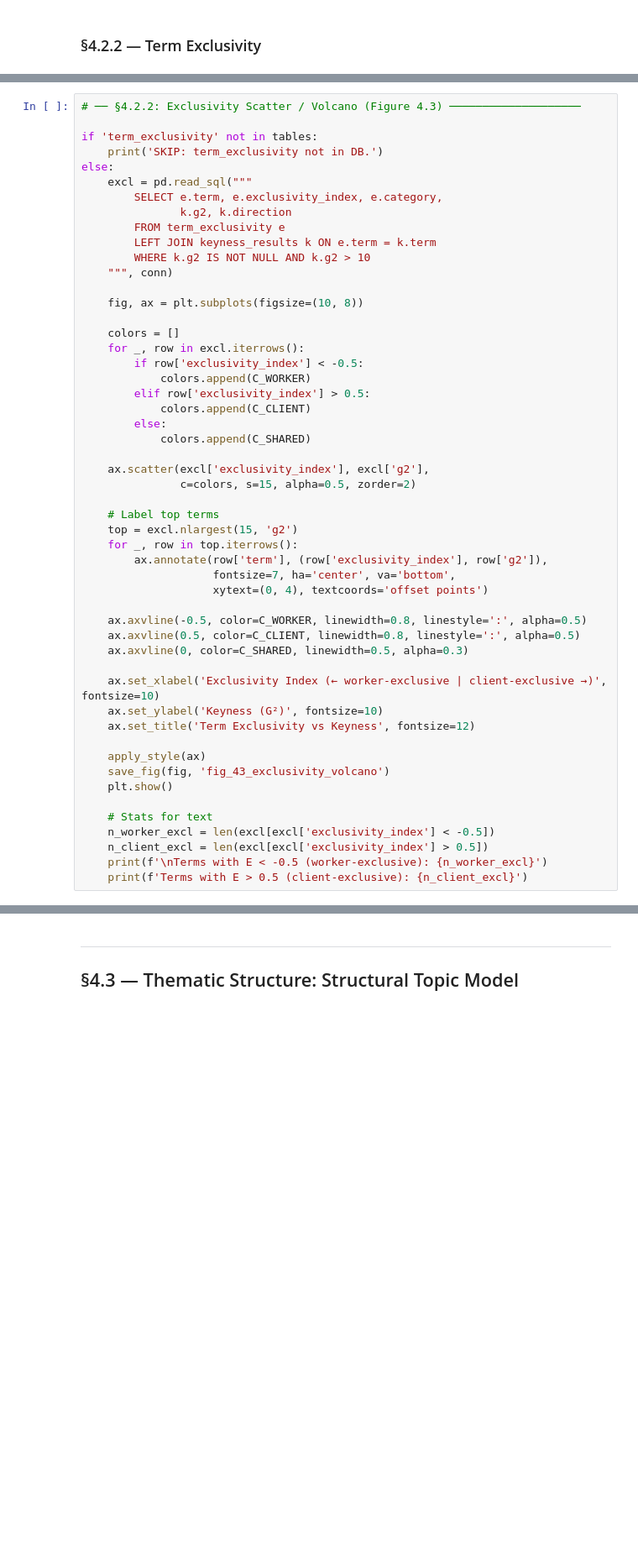
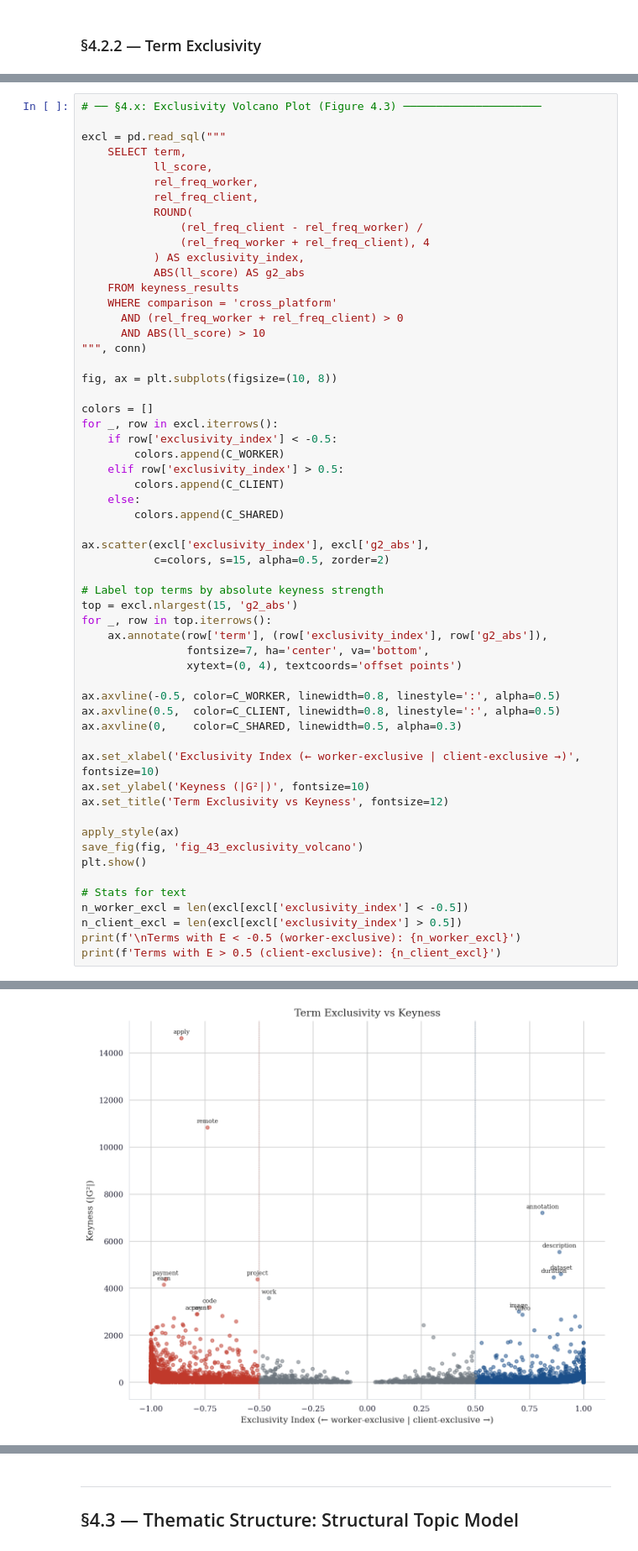
Before and after one commit to yannickkayser/DarkSideofAI, a Jupyter notebook: src2/Chapter4_Results.ipynb, the cells around one changed output, grey strips where cells are left out. Shown at 84% size. Drawn from its saved outputs; the diff is of its cells as text; blank space fills up the shorter version.

```diff
--- a/src2/Chapter4_Results.ipynb
+++ b/src2/Chapter4_Results.ipynb
@@ -413,52 +700,58 @@ plt.show()
 # %%
-# ── §4.2.2: Exclusivity Scatter / Volcano (Figure 4.3) ────────────────────
+# ── §4.x: Exclusivity Volcano Plot (Figure 4.3) ─────────────────────
 
-if 'term_exclusivity' not in tables:
-    print('SKIP: term_exclusivity not in DB.')
-else:
-    excl = pd.read_sql("""
-        SELECT e.term, e.exclusivity_index, e.category,
-               k.g2, k.direction
-        FROM term_exclusivity e
-        LEFT JOIN keyness_results k ON e.term = k.term
-        WHERE k.g2 IS NOT NULL AND k.g2 > 10
-    """, conn)
+excl = pd.read_sql("""
+    SELECT term,
+           ll_score,
+           rel_freq_worker,
+           rel_freq_client,
+           ROUND(
+               (rel_freq_client - rel_freq_worker) /
+               (rel_freq_worker + rel_freq_client), 4
+           ) AS exclusivity_index,
+           ABS(ll_score) AS g2_abs
+    FROM keyness_results
+    WHERE comparison = 'cross_platform'
+      AND (rel_freq_worker + rel_freq_client) > 0
+      AND ABS(ll_score) > 10
+""", conn)
 
-    fig, ax = plt.subplots(figsize=(10, 8))
+fig, ax = plt.subplots(figsize=(10, 8))
 
-    colors = []
-    for _, row in excl.iterrows():
-        if row['exclusivity_index'] < -0.5:
-            colors.append(C_WORKER)
-        elif row['exclusivity_index'] > 0.5:
-            colors.append(C_CLIENT)
-        else:
-            colors.append(C_SHARED)
+colors = []
+for _, row in excl.iterrows():
+    if row['exclusivity_index'] < -0.5:
+        colors.append(C_WORKER)
+    elif row['exclusivity_index'] > 0.5:
+        colors.append(C_CLIENT)
+    else:
+        colors.append(C_SHARED)
 
-    ax.scatter(excl['exclusivity_index'], excl['g2'],
-               c=colors, s=15, alpha=0.5, zorder=2)
+ax.scatter(excl['exclusivity_index'], excl['g2_abs'],
+           c=colors, s=15, alpha=0.5, zorder=2)
 
-    # Label top terms
-    top = excl.nlargest(15, 'g2')
-    for _, row in top.iterrows():
-        ax.annotate(row['term'], (row['exclusivity_index'], row['g2']),
-                    fontsize=7, ha='center', va='bottom',
-                    xytext=(0, 4), textcoords='offset points')
+# Label top terms by absolute keyness strength
+top = excl.nlargest(15, 'g2_abs')
+for _, row in top.iterrows():
+    ax.annotate(row['term'], (row['exclusivity_index'], row['g2_abs']),
+                fontsize=7, ha='center', va='bottom',
+                xytext=(0, 4), textcoords='offset points')
 
-    ax.axvline(-0.5, color=C_WORKER, linewidth=0.8, linestyle=':', alpha=0.5)
-    ax.axvline(0.5, color=C_CLIENT, linewidth=0.8, linestyle=':', alpha=0.5)
-    ax.axvline(0, color=C_SHARED, linewidth=0.5, alpha=0.3)
+ax.axvline(-0.5, color=C_WORKER, linewidth=0.8, linestyle=':', alpha=0.5)
+ax.axvline(0.5,  color=C_CLIENT, linewidth=0.8, linestyle=':', alpha=0.5)
+ax.axvline(0,    color=C_SHARED, linewidth=0.5, alpha=0.3)
 
-    ax.set_xlabel('Exclusivity Index (← worker-exclusive | client-exclusive →)', fontsize=10)
-    ax.set_ylabel('Keyness (G²)', fontsize=10)
-    ax.set_title('Term Exclusivity vs Keyness', fontsize=12)
+ax.set_xlabel('Exclusivity Index (← worker-exclusive | client-exclusive →)', fontsize=10)
+ax.set_ylabel('Keyness (|G²|)', fontsize=10)
+ax.set_title('Term Exclusivity vs Keyness', fontsize=12)
 
-    apply_style(ax)
-    save_fig(fig, 'fig_43_exclusivity_volcano')
-    plt.show()
+apply_style(ax)
+save_fig(fig, 'fig_43_exclusivity_volcano')
+plt.show()
 
-    # Stats for text
-    n_worker_excl = len(excl[excl['exclusivity_index'] < -0.5])
-    n_client_excl = len(excl[excl['exclusivity_index'] > 0.5])
-    print(f'\nTerms with E < -0.5 (worker-exclusive): {n_worker_excl}')
-    print(f'Terms with E > 0.5 (client-exclusive): {n_client_excl}')
+# Stats for text
+n_worker_excl = len(excl[excl['exclusivity_index'] < -0.5])
+n_client_excl = len(excl[excl['exclusivity_index'] > 0.5])
+print(f'\nTerms with E < -0.5 (worker-exclusive): {n_worker_excl}')
+print(f'Terms with E > 0.5 (client-exclusive): {n_client_excl}')
+# %% [output]
@@ -464,0 +759 @@ else:
+[figure, added]
```
Also changed, not shown: parts of 26 cells of this notebook, 3 other files.
